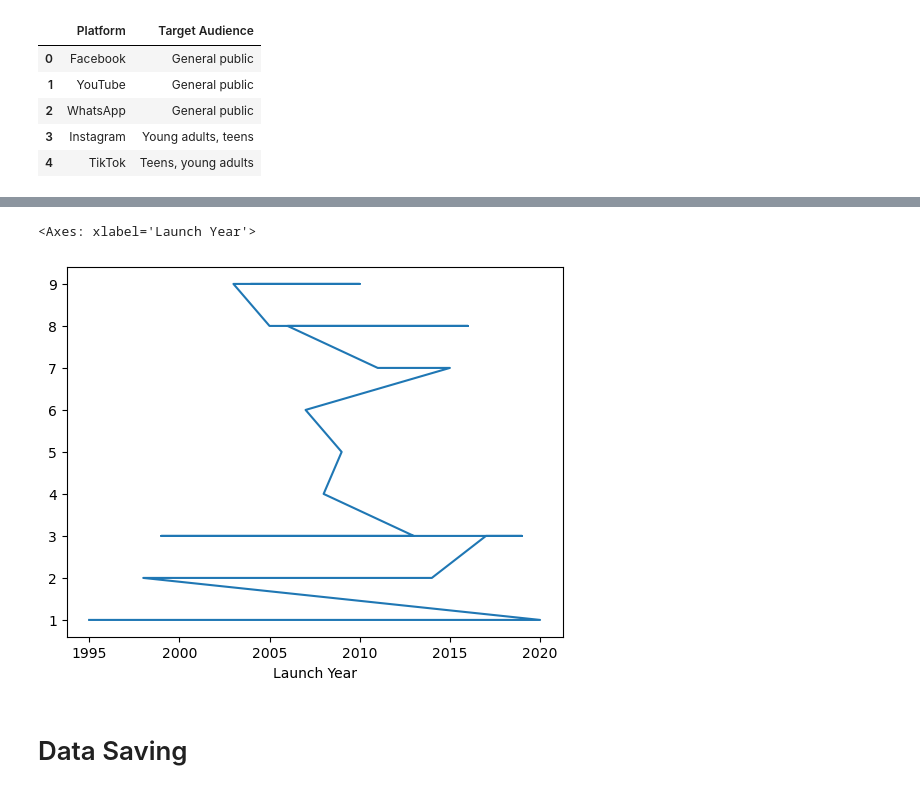
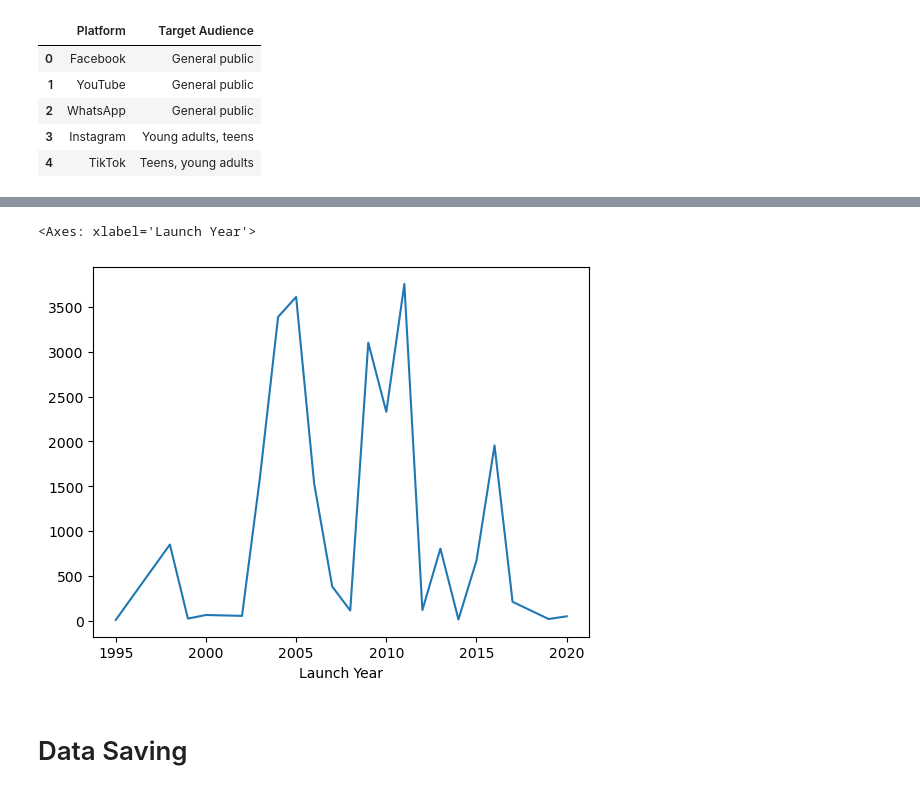
Before and after one commit to Najia1809/BSAI-1B, a Jupyter notebook: data_preprocessing.ipynb, the cells around one changed output, grey strips where cells are left out. Saved outputs shown, nothing was run; the diff lists cells and outputs as text; code cells hidden in the pictures.

```diff
--- a/data_preprocessing.ipynb
+++ b/data_preprocessing.ipynb
@@ -329,8 +309,8 @@ df['Category'].value_counts().plot(kind="kde")
 # %%
-df['Launch Year'].value_counts().plot(kind="line")
+df.groupby('Launch Year')['Active Users (Million)'].sum().plot(kind="line")
 # %% [output]
 <Axes: xlabel='Launch Year'>
-[figure, old version]
+[figure, new version]
 # %% [markdown]
 # Data Saving
 # %%
```
Also changed, not shown: parts of 17 cells of this notebook.
